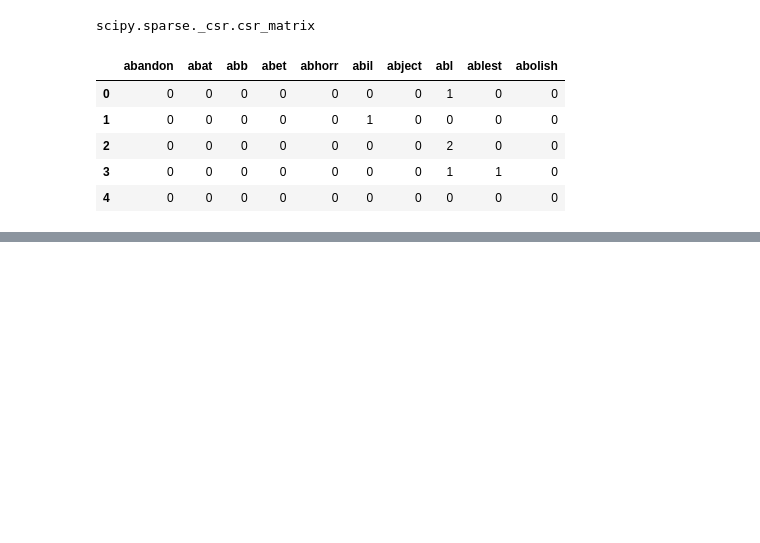
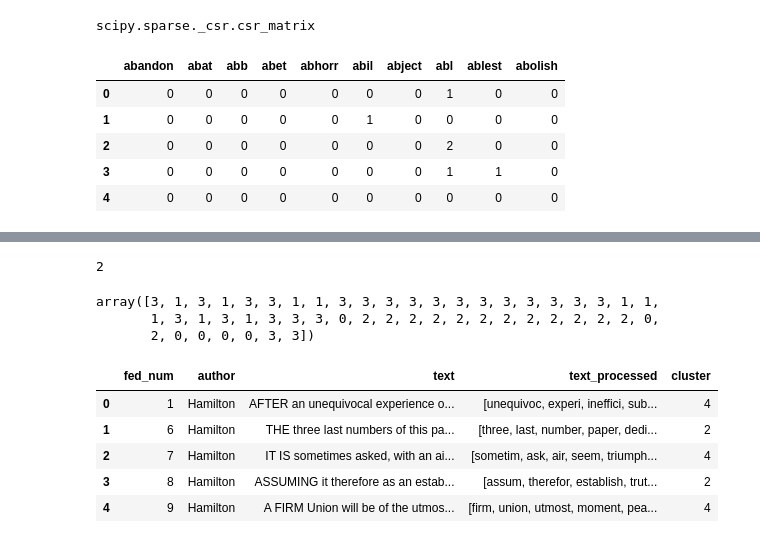
Before and after one commit to jeffallen13/qsspy, a Jupyter notebook: DISCOVERY/discovery-py.ipynb, the cells around one changed output, grey strips where cells are left out. Cells and saved outputs as stored; diff of their text form; code cells hidden in the pictures; blank space fills up the shorter version.

```diff
--- a/DISCOVERY/discovery-py.ipynb
+++ b/DISCOVERY/discovery-py.ipynb
@@ -213,0 +304,45 @@ dtm_mat.iloc[:,:10].head()
+# %%
+from sklearn.cluster import KMeans
+
+'''
+subset The Federalist papers written by Hamilton using the author column of
+the federalist DataFrame
+'''
+dtm_tfidf_hamilton = dtm_tfidf_mat[federalist['author']=='Hamilton']
+
+k = 4 # number of clusters
+# instantiate the KMeans object; set random_state for reproducibility
+km_out = KMeans(n_clusters=k, n_init=1, random_state=1234)
+# fit the model
+km_out.fit(dtm_tfidf_hamilton)
+
+# check convergence; number of iterations may vary
+km_out.n_iter_
+# %% [output]
+2
+# %%
+# create data frame from the cluster centers
+centers = pd.DataFrame(km_out.cluster_centers_,
+                       columns=dtm_tfidf_hamilton.columns)
+
+# extract Hamilton's papers from the federalist DataFrame
+hamilton_df = (federalist.loc[federalist['author']=='Hamilton']
+               .copy().reset_index(drop=True))
+
+km_out.labels_ # cluster labels
+# %% [output]
+array([3, 1, 3, 1, 3, 3, 1, 1, 3, 3, 3, 3, 3, 3, 3, 3, 3, 3, 3, 3, 1, 1,
+       1, 3, 1, 3, 1, 3, 3, 3, 0, 2, 2, 2, 2, 2, 2, 2, 2, 2, 2, 2, 2, 0,
+       2, 0, 0, 0, 0, 3, 3])
+# %%
+# add the cluster labels + 1 to the Hamilton DataFrame
+hamilton_df['cluster'] = km_out.labels_ + 1
+
+hamilton_df.head()
+# %% [output]
+|  | fed_num | author | text | text_processed | cluster |
+| 0 | 1 | Hamilton | AFTER an unequivocal experience o... | [unequivoc, experi, ineffici, sub... | 4 |
+| 1 | 6 | Hamilton | THE three last numbers of this pa... | [three, last, number, paper, dedi... | 2 |
+| 2 | 7 | Hamilton | IT IS sometimes asked, with an ai... | [sometim, ask, air, seem, triumph... | 4 |
+| 3 | 8 | Hamilton | ASSUMING it therefore as an estab... | [assum, therefor, establish, trut... | 2 |
+| 4 | 9 | Hamilton | A FIRM Union will be of the utmos... | [firm, union, utmost, moment, pea... | 4 |
```
Also changed, not shown: parts of 12 cells of this notebook, 2 other files.
